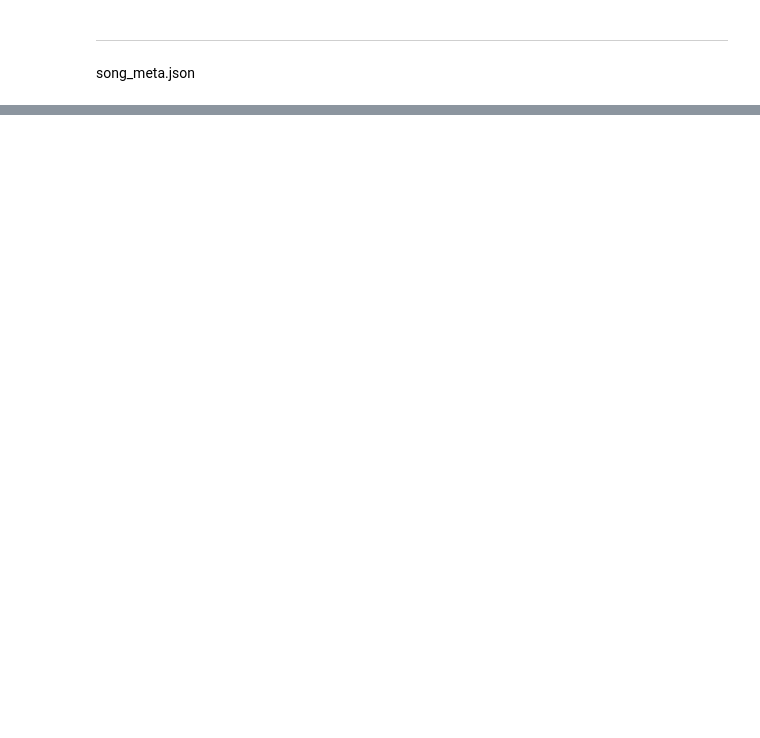
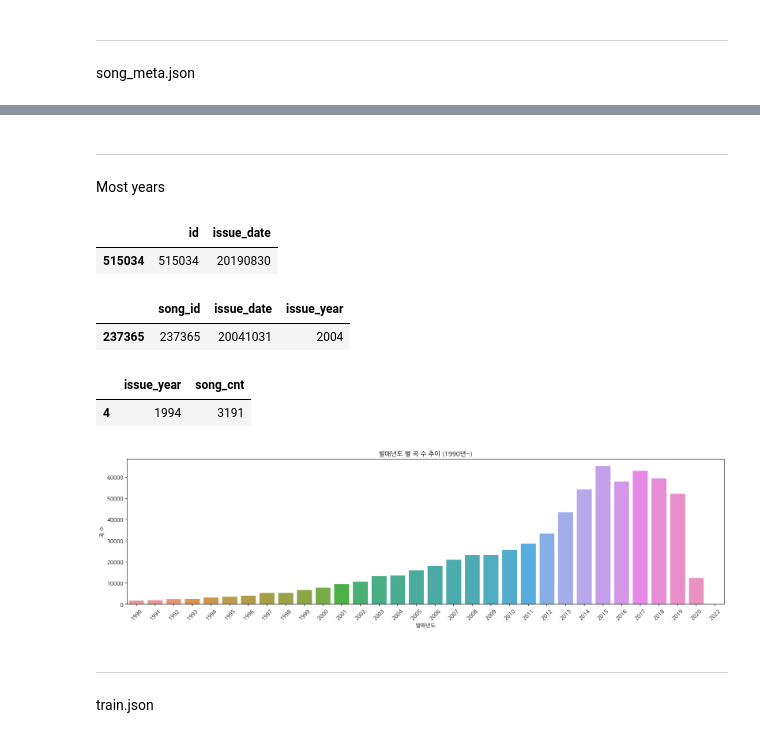
Before and after one commit to hyorimlee/KaggleKiggle, a Jupyter notebook: jwjw/kakao_arena/melon/my/melon_data.ipynb, the cells around one changed output, grey strips where cells are left out. Saved outputs shown, nothing was run; the diff lists cells and outputs as text; code cells hidden in the pictures; blank space fills up the shorter version.

```diff
--- a/jwjw/kakao_arena/melon/my/melon_data.ipynb
+++ b/jwjw/kakao_arena/melon/my/melon_data.ipynb
@@ -109,0 +204,3 @@ song_gnr_count
+# %% [markdown]
+---
+Most years
@@ -109,0 +210,41 @@ song_gnr_count
+# %%
+# extract id and date
+song_issue_date = song_meta[['id','issue_date']]
+song_issue_date['issue_date'] = song_issue_date['issue_date'].astype(str)
+song_issue_date.sample()
+# %% [output]
+|  | id | issue_date |
+| 515034 | 515034 | 20190830 |
+# %%
+# extract year from date
+song_issue_date['issue_year'] = song_issue_date['issue_date'].str[0:4]
+song_issue_date.rename(columns={'id':'song_id'},inplace=True)
+song_issue_date['song_id'] = song_issue_date['song_id'].astype(str)
+song_issue_date.sample()
+# %% [output]
+|  | song_id | issue_date | issue_year |
+| 237365 | 237365 | 20041031 | 2004 |
+# %%
+# filter 1990~
+song_issue_date_filter = song_issue_date[song_issue_date.issue_year >= '1990']
+# %%
+# song number per year
+issue_year_song_cnt = song_issue_date_filter.groupby('issue_year').song_id.nunique().reset_index(name = 'song_cnt')
+issue_year_song_cnt.sample()
+# %% [output]
+|  | issue_year | song_cnt |
+| 4 | 1994 | 3191 |
+# %%
+# plotting
+plt.figure(figsize = (20, 5))
+issue_year_song_cnt_plot = sns.barplot(x='issue_year',y='song_cnt', data = issue_year_song_cnt)
+issue_year_song_cnt_plot.set_title('발매년도 별 곡 수 추이 (1990년~)')
+issue_year_song_cnt_plot.set_xlabel('발매년도')
+issue_year_song_cnt_plot.set_ylabel('곡 수')
+plt.xticks(rotation=45)
+plt.show()
+# %% [output]
+[figure, added]
+# %% [markdown]
+---
+train.json
```
Also changed, not shown: parts of 28 cells of this notebook.
